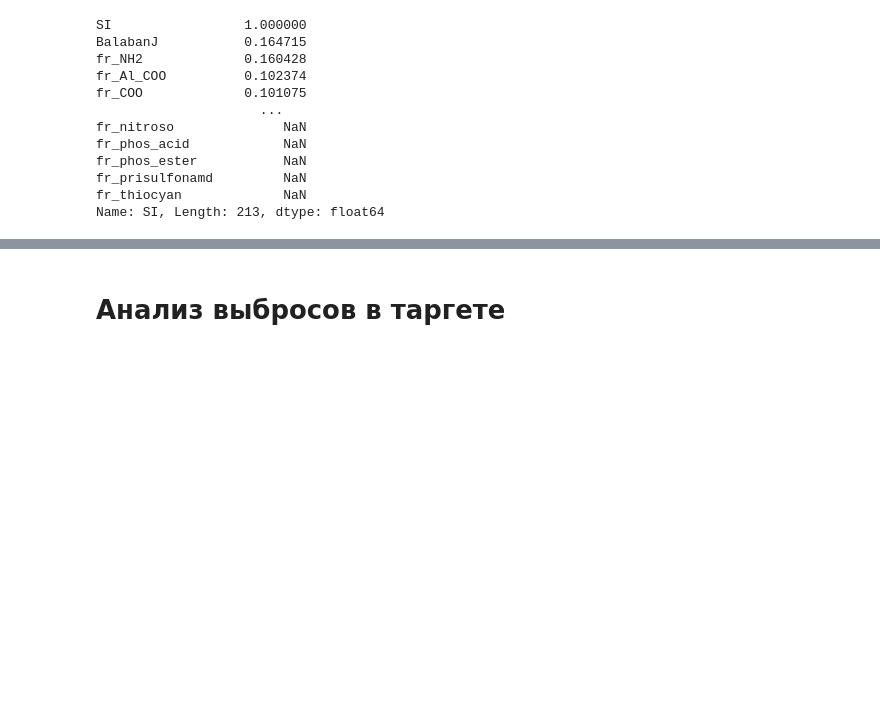
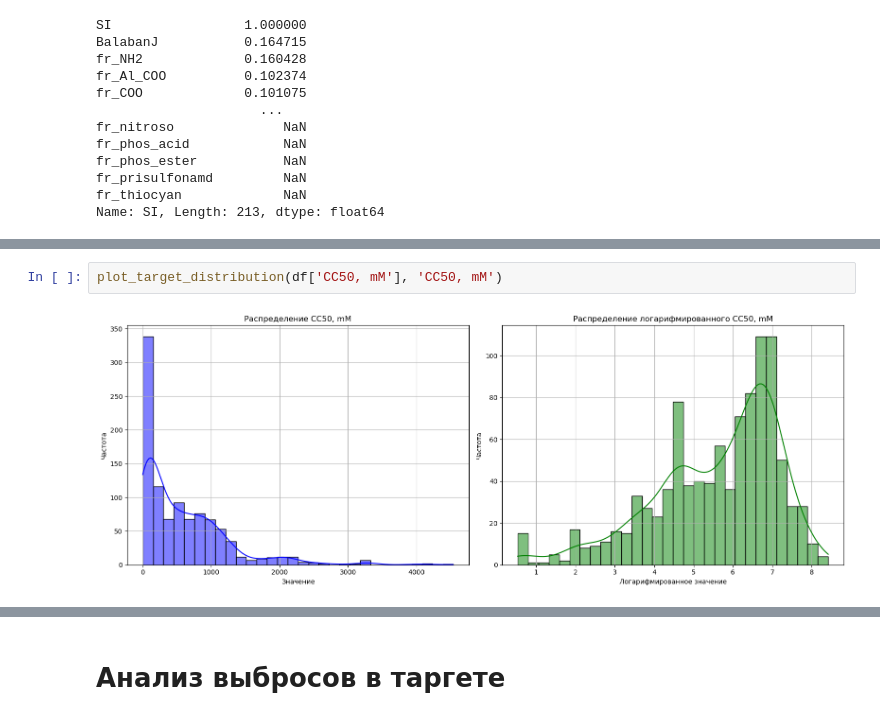
Before and after one commit to sevaTechoPark/mo-chemistry, a Jupyter notebook: analysis.ipynb, the cells around one changed output, grey strips where cells are left out. Cells and saved outputs as stored; diff of their text form; blank space fills up the shorter version.

```diff
--- a/analysis.ipynb
+++ b/analysis.ipynb
@@ -294,0 +310,4 @@ NameError: name 'print_corr_columns' is not defined
+# %%
+plot_target_distribution(df['CC50, mM'], 'CC50, mM')
+# %% [output]
+[figure, added]
```
Also changed, not shown: parts of 11 cells of this notebook, 53 other files.
